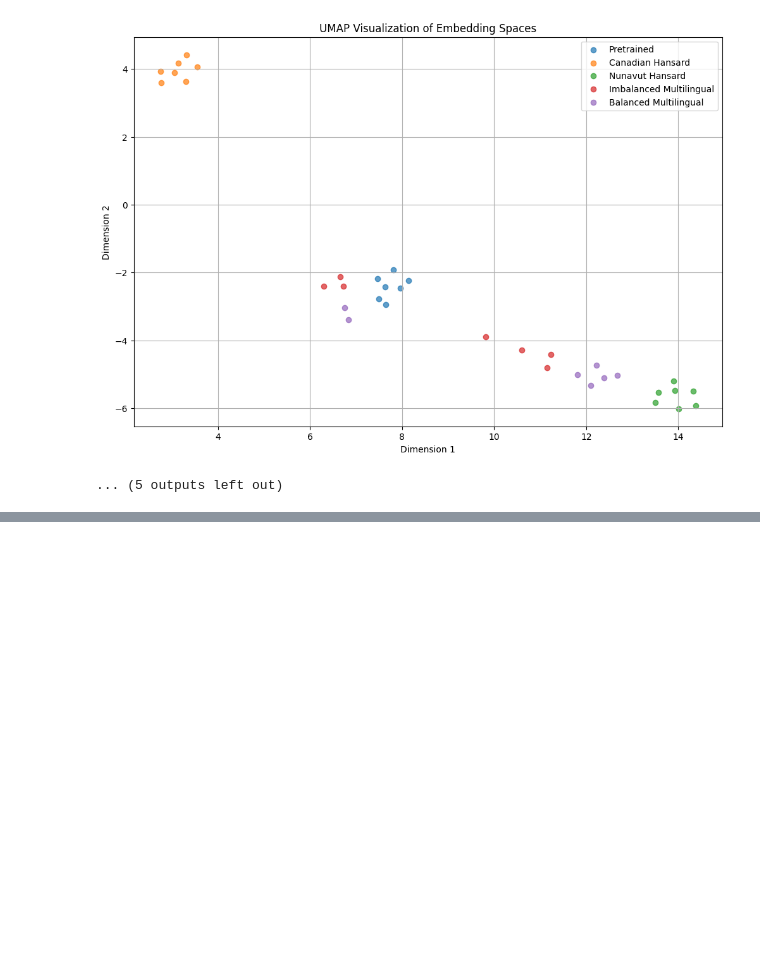
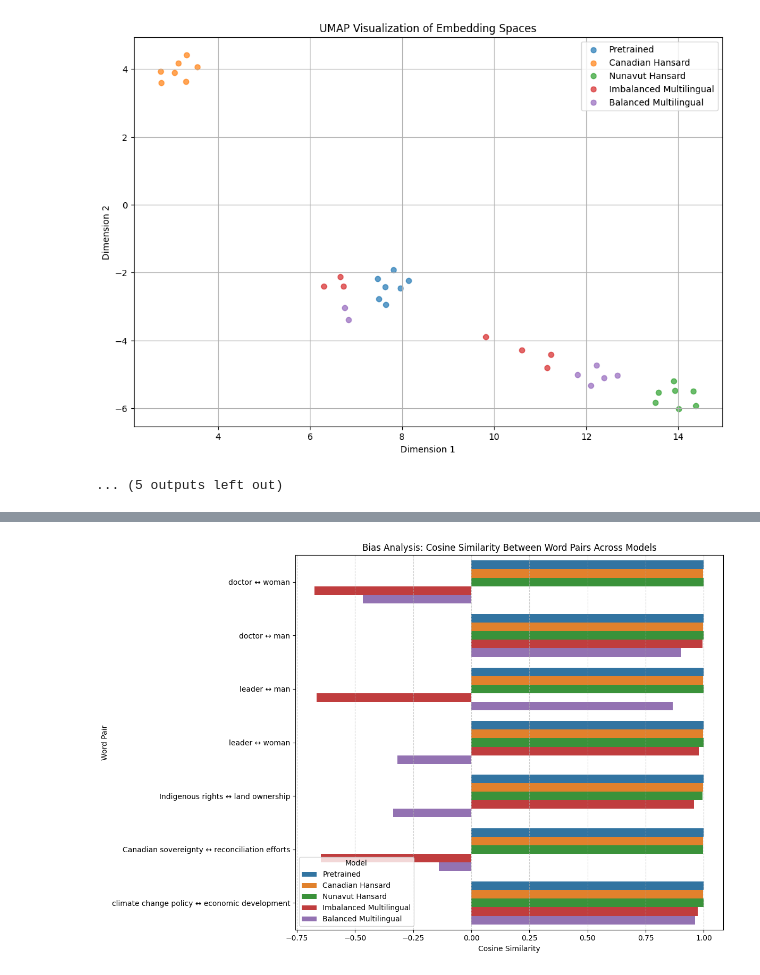
Before and after one commit to asaad02/Analyzing-Bias-Transfer-in-Multilingual-Transformer-Models, a Jupyter notebook: Files/final_comp550_project_training_preliminary_analysis.ipynb, the cells around one changed output, grey strips where cells are left out. Drawn from its saved outputs; the diff is of its cells as text; code cells hidden in the pictures; blank space fills up the shorter version.

```diff
--- a/Files/final_comp550_project_training_preliminary_analysis.ipynb
+++ b/Files/final_comp550_project_training_preliminary_analysis.ipynb
@@ -1002,3 +1002,95 @@ You should probably TRAIN this model on a down-stream task to be able to use it
 Running UMAP...
 [figure]
 ... (5 outputs left out)
+# %%
+import torch
+from transformers import RobertaTokenizer, RobertaModel
+from sklearn.metrics.pairwise import cosine_similarity
+import pandas as pd
+from tqdm import tqdm
+
+# Paths to fine-tuned models
+model_paths = {
+    "Pretrained": "roberta-base",
+    "Canadian Hansard": "/content/drive/MyDrive/COMP550/final_project/models/canadian_hansard",
+    "Nunavut Hansard": "/content/drive/MyDrive/COMP550/final_project/models/nunavut_hansard",
+    "Imbalanced Multilingual": "/content/drive/MyDrive/COMP550/final_project/models/imbalanced_multilingual",
+    "Balanced Multilingual": "/content/drive/MyDrive/COMP550/final_project/models/balanced_multilingual",
+}
+
+# Word pairs for bias analysis
+bias_pairs = [
+    ("doctor", "woman"),
+    ("doctor", "man"),
+    ("leader", "man"),
+    ("leader", "woman"),
+    ("Indigenous rights", "land ownership"),
+    ("Canadian sovereignty", "reconciliation efforts"),
+    ("climate change policy", "economic development"),
+]
+
+# Function to load models and tokenizers
+def load_model_and_tokenizer(model_path):
+    print(f"Loading model from {model_path}...")
+    tokenizer = RobertaTokenizer.from_pretrained(model_path)
+    model = RobertaModel.from_pretrained(model_path)
+    model.eval()
+    return tokenizer, model
+
+# Extract embeddings for words/phrases
+def extract_embedding(text, tokenizer, model):
+    with torch.no_grad():
+        inputs = tokenizer(text, return_tensors="pt", truncation=True, max_length=512, padding=True)
+        outputs = model(**inputs)
+        cls_embedding = outputs.last_hidden_state[:, 0, :].squeeze().numpy()  # [CLS] token embedding
+    return cls_embedding
+
+# Analyze bias across models
+def analyze_bias(model_paths, bias_pairs):
+    bias_results = {}
+    for model_name, model_path in model_paths.items():
+        print(f"Analyzing bias for model: {model_name}")
+        tokenizer, model = load_model_and_tokenizer(model_path)
+        results = {}
+        for word1, word2 in tqdm(bias_pairs, desc=f"Processing bias pairs for {model_name}"):
+            embedding1 = extract_embedding(word1, tokenizer, model)
+            embedding2 = extract_embedding(word2, tokenizer, model)
+            cos_sim = cosine_similarity([embedding1], [embedding2])[0][0]
+            results[f"{word1} ↔ {word2}"] = cos_sim
+        bias_results[model_name] = results
+    return bias_results
+
+# Run bias analysis
+bias_results = analyze_bias(model_paths, bias_pairs)
+
+# Convert results to a DataFrame for easy visualization
+def results_to_dataframe(bias_results):
+    all_results = []
+    for model_name, results in bias_results.items():
+        for pair, score in results.items():
+            all_results.append({"Model": model_name, "Pair": pair, "Cosine Similarity": score})
+    return pd.DataFrame(all_results)
+
+bias_df = results_to_dataframe(bias_results)
+
+# Save results to CSV
+bias_df.to_csv("bias_analysis_results.csv", index=False)
+print("Bias analysis results saved to 'bias_analysis_results.csv'.")
+
+# Visualize results with a bar plot
+def plot_bias_results(bias_df):
+    import seaborn as sns
+    import matplotlib.pyplot as plt
+
+    plt.figure(figsize=(12, 8))
+    sns.barplot(data=bias_df, x="Cosine Similarity", y="Pair", hue="Model", dodge=True)
+    plt.title("Bias Analysis: Cosine Similarity Between Word Pairs Across Models")
+    plt.xlabel("Cosine Similarity")
+    plt.ylabel("Word Pair")
+    plt.legend(title="Model")
+    plt.grid(axis="x", linestyle="--", alpha=0.6)
+    plt.tight_layout()
+    plt.show()
+
+plot_bias_results(bias_df)
+# %% [output]
@@ -1004,0 +1118 @@ Running UMAP...
+[figure, added]
```
Also changed, not shown: parts of 1 cell of this notebook.
